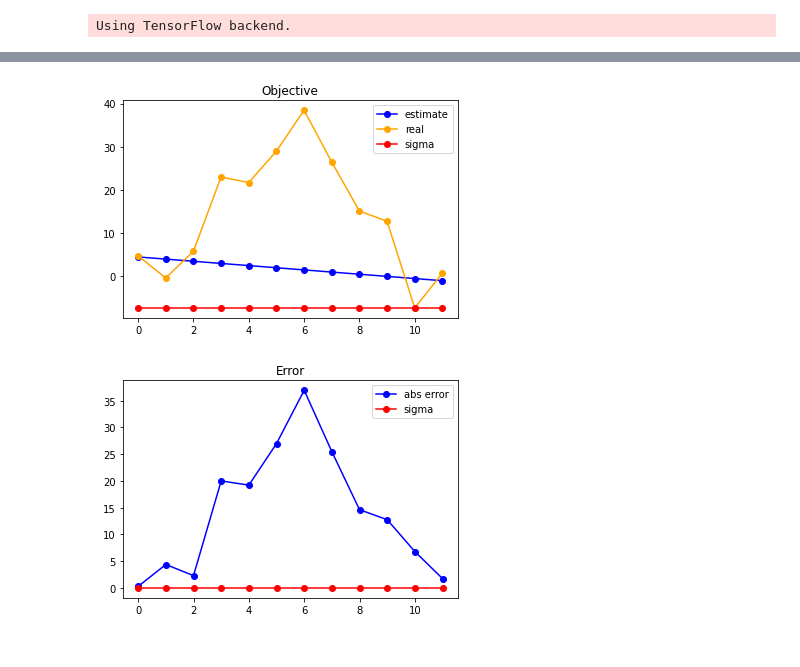
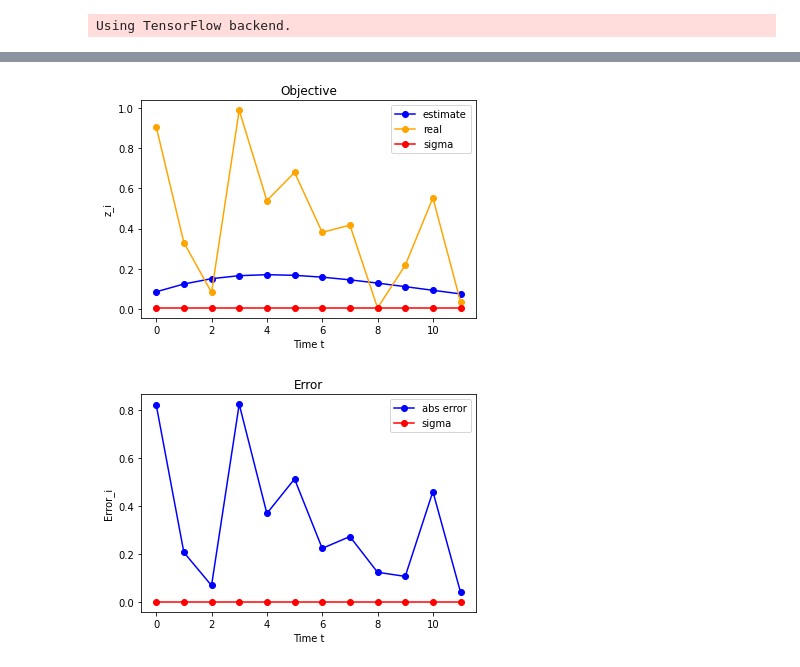
Before and after one commit to aaspeel/optiMeasRL, a Jupyter notebook: RL.ipynb, the cells around one changed output, grey strips where cells are left out. Drawn from its saved outputs; the diff is of its cells as text; code cells hidden in the pictures.

Commit message:
plot results on test set
- Works for new version of deer
- Added plots for test set

```diff
--- a/RL.ipynb
+++ b/RL.ipynb
@@ -68,15 +89,16 @@ Done
 # %%
 # construct estimator
 if estimatorType=='rnn':
-    estimator=RnnEstimator(model,generatorType,seeAction=seeAction,seeMeasurement=seeMeasurement,seeEstimate=seeEstimate)
+    estimator=RnnEstimator(model,generatorType,seeAction=seeAction,seeMeasurement=seeMeasurement,seeEstimate=seeEstimate,seeTime=seeTime)
 elif estimatorType=='kalman':
-    estimator=KalmanEstimator(seeAction=seeAction,seeMeasurement=seeMeasurement,seeEstimate=seeEstimate)
+    estimator=KalmanEstimator(seeAction=seeAction,seeMeasurement=seeMeasurement,seeEstimate=seeEstimate,seeTime=seeTime)
 else:
     print('ERROR: no valid estimatorType')
 
 estimator.summarize()
+print()
 
 # contruct rewarder
-rewarder=ThresholdRewarder(threshold=2, cost=5000, windowSize=4)
+rewarder=ThresholdRewarder(threshold=2, cost=500, windowSize=4)
 rewarder.summarize()
 # %% [output]
@@ -94,6 +117,6 @@ number of measures in the window: 0
 # %%
 # generate sequences for training the agent
-numberSamples_trainAgent=100
+numberSamples_trainAgent=500
 T_trainAgent=T
 
 (objectives_trainAgent,measurements_trainAgent)=estimator.generateSequence(T_trainAgent,numberSamples=numberSamples_trainAgent)
@@ -122,6 +152,6 @@ Colocations handled automatically by placer.
 Agent constructed
 # %%
 # Train agent
-agent.run(n_epochs=4, epoch_length=numberSamples_trainAgent*T_trainAgent)
+agent.run(n_epochs=5, epoch_length=numberSamples_trainAgent*T_trainAgent)
 print('Agent Trained')
 # %% [output]
@@ -144,10 +174,11 @@ Episode average V value: -1487.0284423828125
 Agent Trained
 # %%
 # generate test data
-numberSamples_test=10
+numberSamples_test=200
 T_test=T
 (objectives_test,measurements_test)=estimator.generateSequence(T_test,numberSamples=numberSamples_test)
 
 # Results of the inference on test data
 (sigmas_test,rewards_test,estimates_test)=agentInference(agent,objectives_test,measurements_test)
+print('Test results computed')
 # %% [output]
@@ -174,6 +186,6 @@ Episode average V value: -1522.88134765625
 # %%
-idx_sample=0
-plotErrors(objectives_test,estimates_test,sigmas_test,idx_sample=idx_sample)
+idx_sample=2
+plotExperiment(objectives_test,estimates_test,sigmas_test,idx_sample=idx_sample)
 # %% [output]
-[figure, old version]
+[figure, new version]
-[figure, old version]
+[figure, new version]
```
Also changed, not shown: parts of 10 cells of this notebook, 6 other files.
